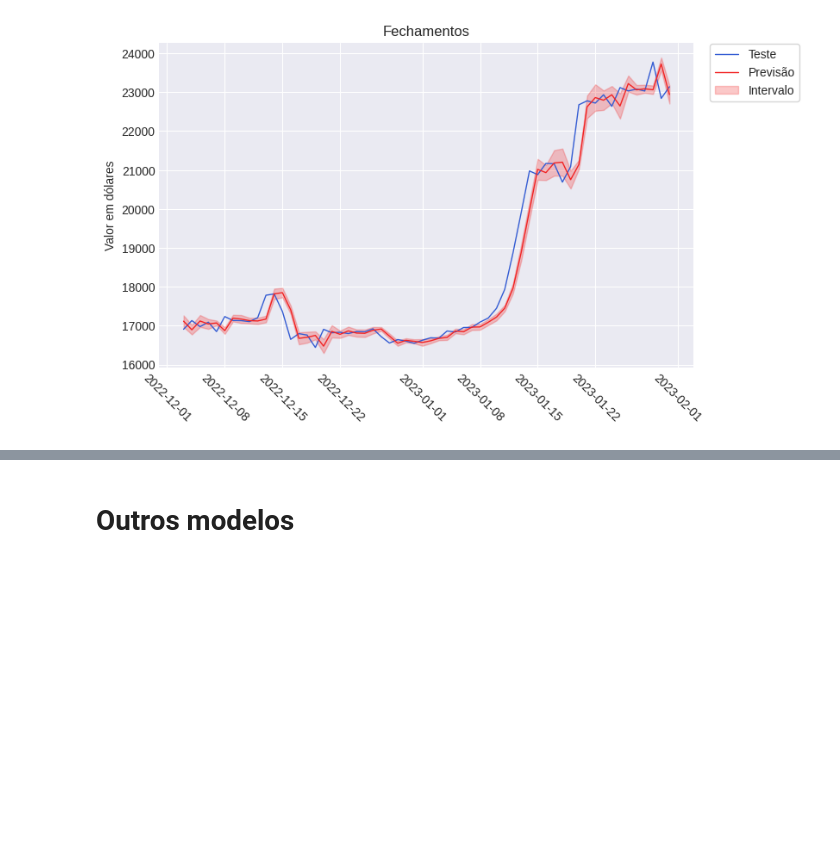
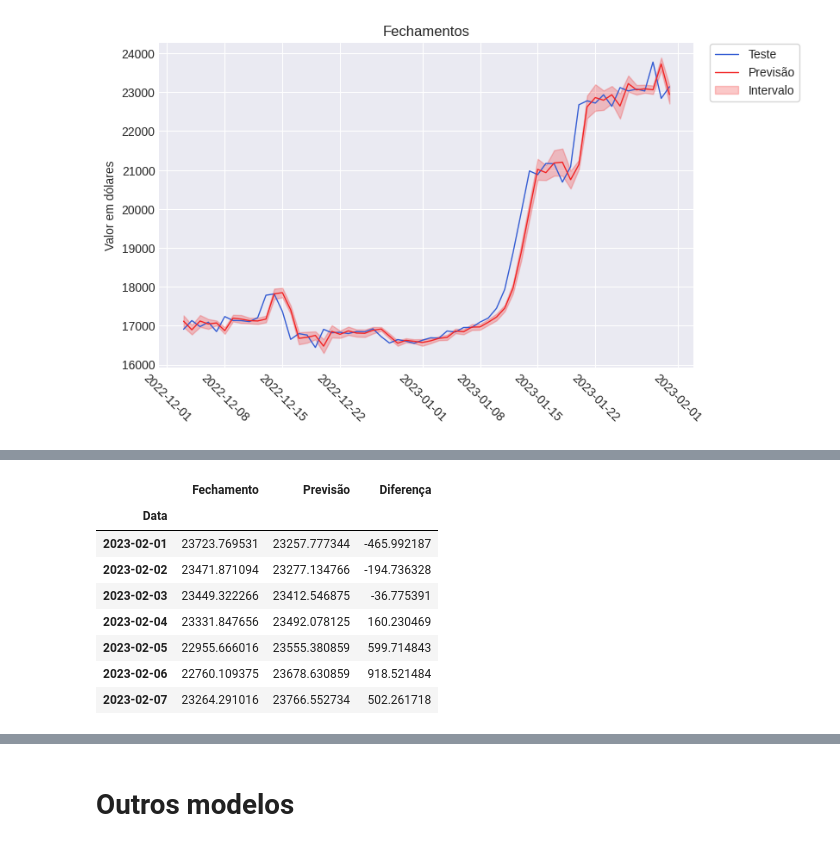
Before and after one commit to flohmannjr/tensorflow_curso, a Jupyter notebook: TensorFlow_MP3_BitPredict.ipynb, the cells around one changed output, grey strips where cells are left out. Saved outputs shown, nothing was run; the diff lists cells and outputs as text; code cells hidden in the pictures; blank space fills up the shorter version.

```diff
--- a/TensorFlow_MP3_BitPredict.ipynb
+++ b/TensorFlow_MP3_BitPredict.ipynb
@@ -1085,0 +1191,12 @@ metricas[8] = metricas_modelo(tf.squeeze(horizontes_teste), tf.squeeze(conjunto_
+# %%
+df_btc[['Fechamento', 'Previsão', 'Diferença']]
+# %% [output]
+|  | Fechamento | Previsão | Diferença |
+| Data |  |  |  |
+| 2023-02-01 | 23723.769531 | 23257.777344 | -465.992187 |
+| 2023-02-02 | 23471.871094 | 23277.134766 | -194.736328 |
+| 2023-02-03 | 23449.322266 | 23412.546875 | -36.775391 |
+| 2023-02-04 | 23331.847656 | 23492.078125 | 160.230469 |
+| 2023-02-05 | 22955.666016 | 23555.380859 | 599.714843 |
+| 2023-02-06 | 22760.109375 | 23678.630859 | 918.521484 |
+| 2023-02-07 | 23264.291016 | 23766.552734 | 502.261718 |
```
Also changed, not shown: parts of 17 cells of this notebook.
